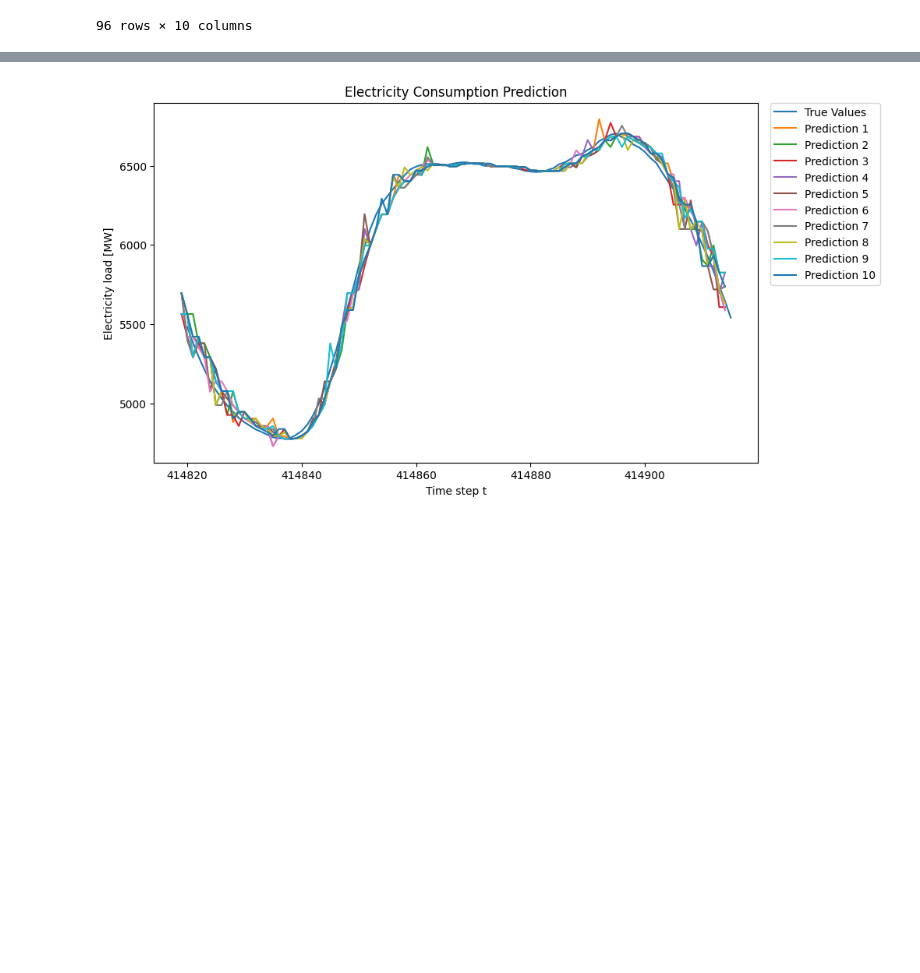
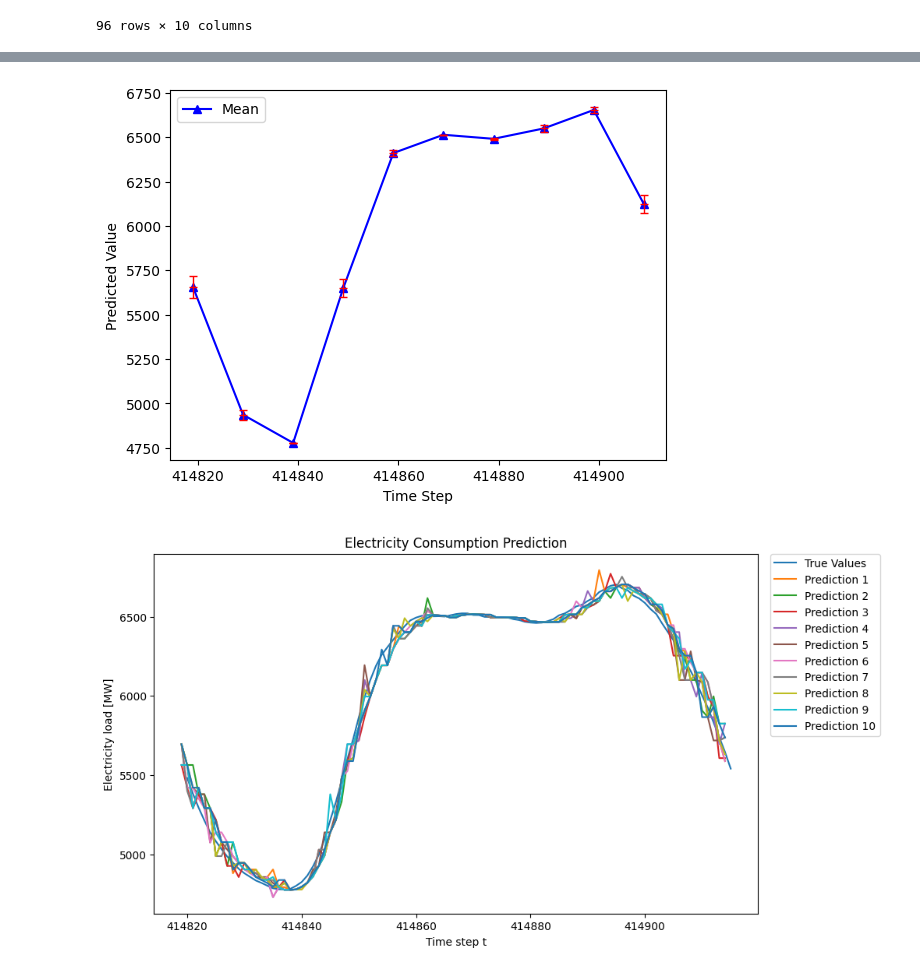
Before and after one commit to tyokyo320/time-series, a Jupyter notebook: utils/predict.ipynb, the cells around one changed output, grey strips where cells are left out. Cells and saved outputs as stored; diff of their text form; code cells hidden in the pictures; blank space fills up the shorter version.

Commit message:
✨ feat: add error bar

```diff
--- a/utils/predict.ipynb
+++ b/utils/predict.ipynb
@@ -116,3 +162,40 @@ predicted_values
+# %%
+# calculate the mean and std for each time step
+time_points = range(config.start, config.epoch)
+
+# 定义时间采样间隔
+sampling_interval = 10
+
+# 采样时间点
+sampled_time_points = time_points[::sampling_interval]
+
+# 计算每个时间点的平均值和标准差
+mean_values = predicted_values.mean(axis=1)
+std_values = predicted_values.std(axis=1)
+
+# 采样平均值和标准差
+sampled_mean_values = mean_values[sampled_time_points]
+sampled_std_values = std_values[sampled_time_points]
+
+# 计算每个时间点的最大值和最小值
+max_values = sampled_mean_values + sampled_std_values
+min_values = sampled_mean_values - sampled_std_values
+
+# 绘制每个采样时间点的平均值折线图
+plt.plot(sampled_time_points, sampled_mean_values, marker='^', markersize=6, linestyle='-', color='blue', label='Mean')
+
+# 绘制每个采样时间点的最大值和最小值的短横线
+plt.errorbar(sampled_time_points, sampled_mean_values, yerr=sampled_std_values, fmt='_', color='red', elinewidth=1, capsize=3)
+
+# 添加图例和标签
+plt.legend()
+plt.xlabel('Time Step')
+plt.ylabel('Predicted Value')
+
+# 显示图形
+plt.show()
+# %% [output]
+[figure, added]
 # %%
 plot_electricity_load(true_values, predicted_values)
 # %% [output]
```
Also changed, not shown: parts of 1 cell of this notebook, 1 other file.
